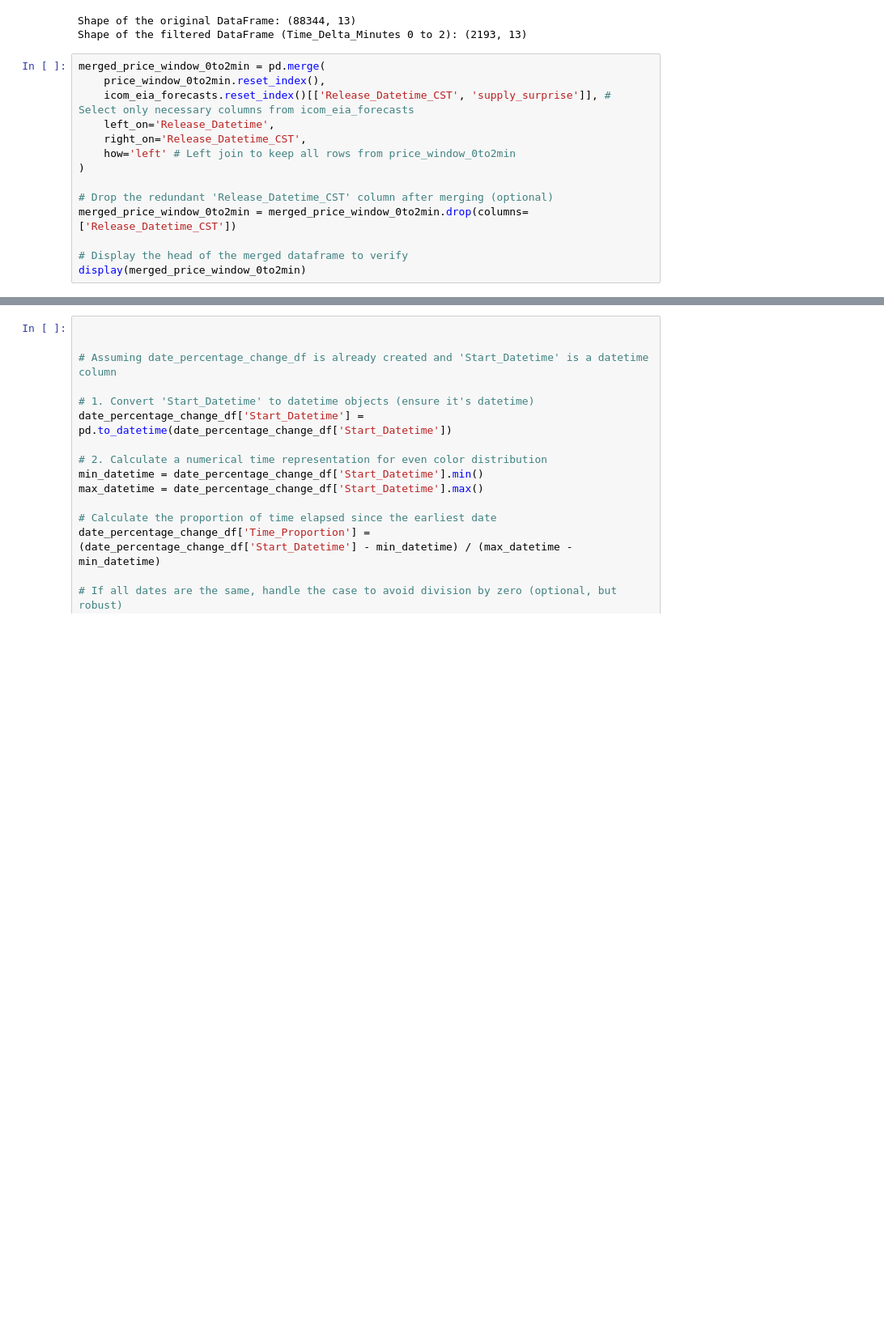
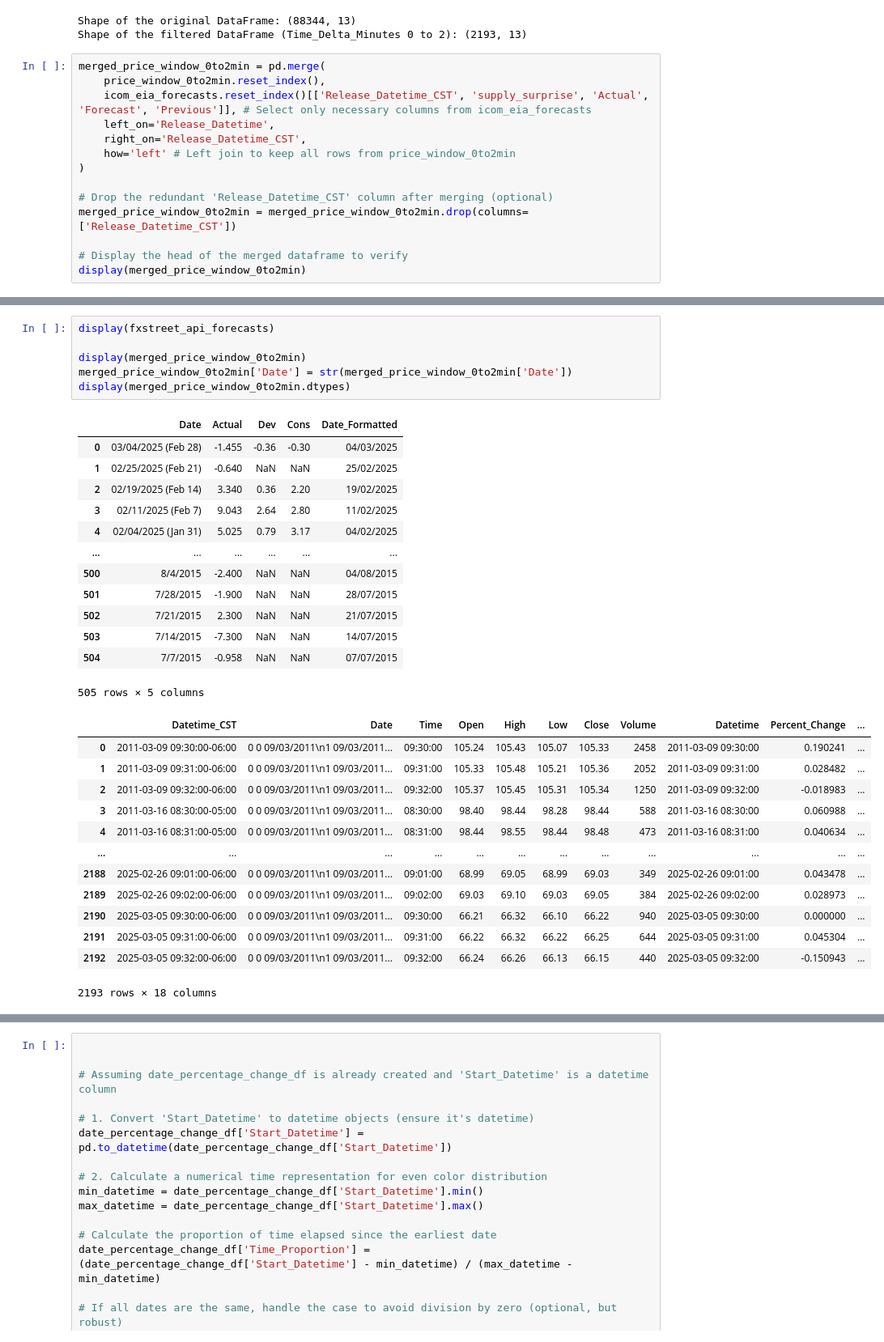
Before and after one commit to Sun-G0D/EIASupplySurprise, a Jupyter notebook: project.ipynb, the cells around one changed output, grey strips where cells are left out. Shown at 81% size. Saved outputs shown, nothing was run; the diff lists cells and outputs as text; blank space fills up the shorter version.

```diff
--- a/project.ipynb
+++ b/project.ipynb
@@ -1263,7 +1263,7 @@ Shape of the filtered DataFrame (Time_Delta_Minutes 0 to 2): (2193, 13)
 # %%
 merged_price_window_0to2min = pd.merge(
     price_window_0to2min.reset_index(),
-    icom_eia_forecasts.reset_index()[['Release_Datetime_CST', 'supply_surprise']], # Select only necessary columns from icom_eia_forecasts
+    icom_eia_forecasts.reset_index()[['Release_Datetime_CST', 'supply_surprise', 'Actual', 'Forecast', 'Previous']], # Select only necessary columns from icom_eia_forecasts
     left_on='Release_Datetime',
     right_on='Release_Datetime_CST',
     how='left' # Left join to keep all rows from price_window_0to2min
@@ -1290,0 +1291,33 @@ display(merged_price_window_0to2min)
+# %%
+display(fxstreet_api_forecasts)
+
+display(merged_price_window_0to2min)
+merged_price_window_0to2min['Date'] = str(merged_price_window_0to2min['Date'])
+display(merged_price_window_0to2min.dtypes)
+# %% [output]
+|  | Date | Actual | Dev | Cons | Date_Formatted |
+| 0 | 03/04/2025 (Feb 28) | -1.455 | -0.36 | -0.30 | 04/03/2025 |
+| 1 | 02/25/2025 (Feb 21) | -0.640 | NaN | NaN | 25/02/2025 |
+| 2 | 02/19/2025 (Feb 14) | 3.340 | 0.36 | 2.20 | 19/02/2025 |
+| 3 | 02/11/2025 (Feb 7) | 9.043 | 2.64 | 2.80 | 11/02/2025 |
+| 4 | 02/04/2025 (Jan 31) | 5.025 | 0.79 | 3.17 | 04/02/2025 |
+| ... | ... | ... | ... | ... | ... |
+| 500 | 8/4/2015 | -2.400 | NaN | NaN | 04/08/2015 |
+| 501 | 7/28/2015 | -1.900 | NaN | NaN | 28/07/2015 |
+| 502 | 7/21/2015 | 2.300 | NaN | NaN | 21/07/2015 |
+| 503 | 7/14/2015 | -7.300 | NaN | NaN | 14/07/2015 |
+| 504 | 7/7/2015 | -0.958 | NaN | NaN | 07/07/2015 |
+505 rows × 5 columns
+|  | Datetime_CST | Date | Time | Open | High | Low | Close | Volume | Datetime | Percent_Change | ... |
+| 0 | 2011-03-09 09:30:00-06:00 | 0 0 09/03/2011\n1 09/03/2011... | 09:30:00 | 105.24 | 105.43 | 105.07 | 105.33 | 2458 | 2011-03-09 09:30:00 | 0.190241 | ... |
+| 1 | 2011-03-09 09:31:00-06:00 | 0 0 09/03/2011\n1 09/03/2011... | 09:31:00 | 105.33 | 105.48 | 105.21 | 105.36 | 2052 | 2011-03-09 09:31:00 | 0.028482 | ... |
+| 2 | 2011-03-09 09:32:00-06:00 | 0 0 09/03/2011\n1 09/03/2011... | 09:32:00 | 105.37 | 105.45 | 105.31 | 105.34 | 1250 | 2011-03-09 09:32:00 | -0.018983 | ... |
+| 3 | 2011-03-16 08:30:00-05:00 | 0 0 09/03/2011\n1 09/03/2011... | 08:30:00 | 98.40 | 98.44 | 98.28 | 98.44 | 588 | 2011-03-16 08:30:00 | 0.060988 | ... |
+| 4 | 2011-03-16 08:31:00-05:00 | 0 0 09/03/2011\n1 09/03/2011... | 08:31:00 | 98.44 | 98.55 | 98.44 | 98.48 | 473 | 2011-03-16 08:31:00 | 0.040634 | ... |
+| ... | ... | ... | ... | ... | ... | ... | ... | ... | ... | ... | ... |
+| 2188 | 2025-02-26 09:01:00-06:00 | 0 0 09/03/2011\n1 09/03/2011... | 09:01:00 | 68.99 | 69.05 | 68.99 | 69.03 | 349 | 2025-02-26 09:01:00 | 0.043478 | ... |
+| 2189 | 2025-02-26 09:02:00-06:00 | 0 0 09/03/2011\n1 09/03/2011... | 09:02:00 | 69.03 | 69.10 | 69.03 | 69.05 | 384 | 2025-02-26 09:02:00 | 0.028973 | ... |
+| 2190 | 2025-03-05 09:30:00-06:00 | 0 0 09/03/2011\n1 09/03/2011... | 09:30:00 | 66.21 | 66.32 | 66.10 | 66.22 | 940 | 2025-03-05 09:30:00 | 0.000000 | ... |
+| 2191 | 2025-03-05 09:31:00-06:00 | 0 0 09/03/2011\n1 09/03/2011... | 09:31:00 | 66.22 | 66.32 | 66.22 | 66.25 | 644 | 2025-03-05 09:31:00 | 0.045304 | ... |
+| 2192 | 2025-03-05 09:32:00-06:00 | 0 0 09/03/2011\n1 09/03/2011... | 09:32:00 | 66.24 | 66.26 | 66.13 | 66.15 | 440 | 2025-03-05 09:32:00 | -0.150943 | ... |
+2193 rows × 18 columns
```
Also changed, not shown: parts of 10 cells of this notebook.
